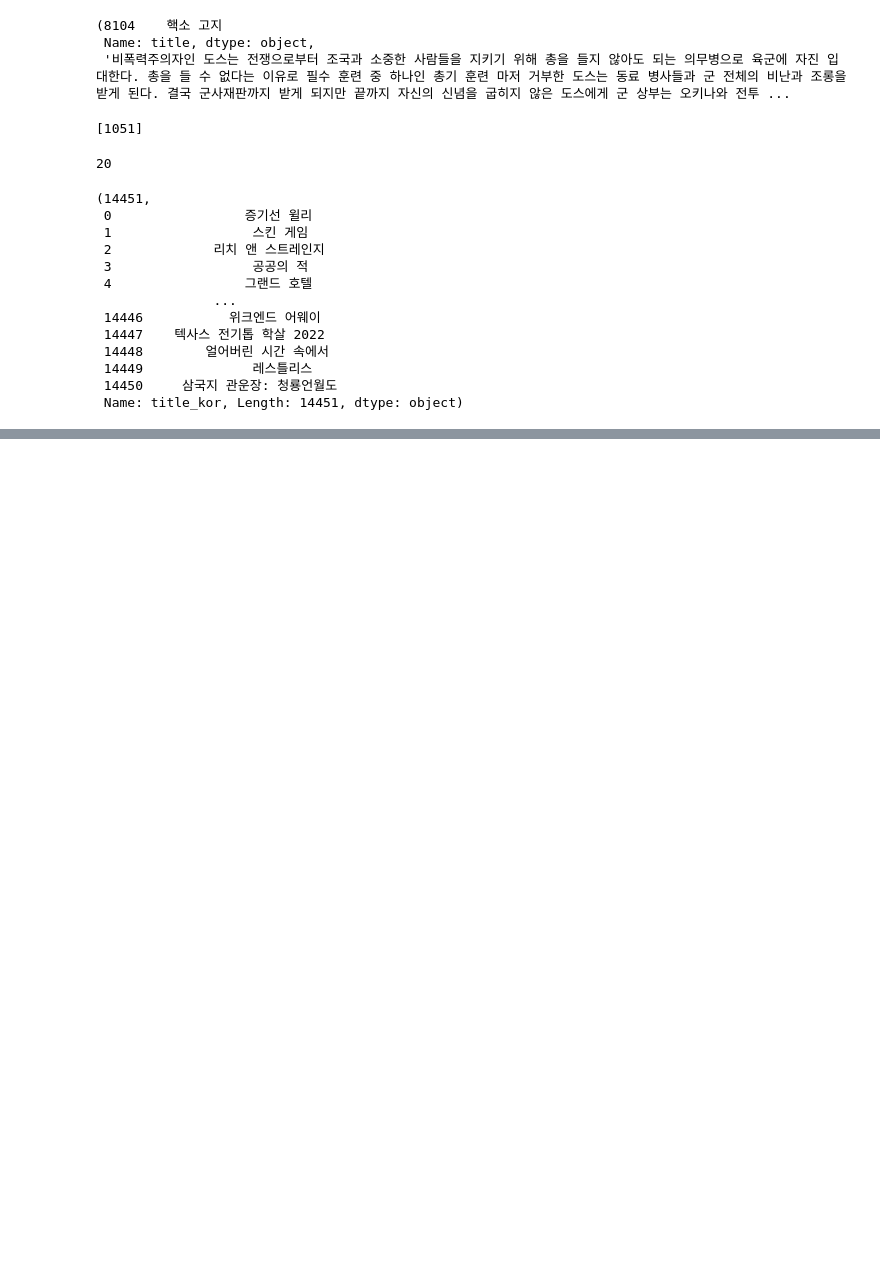
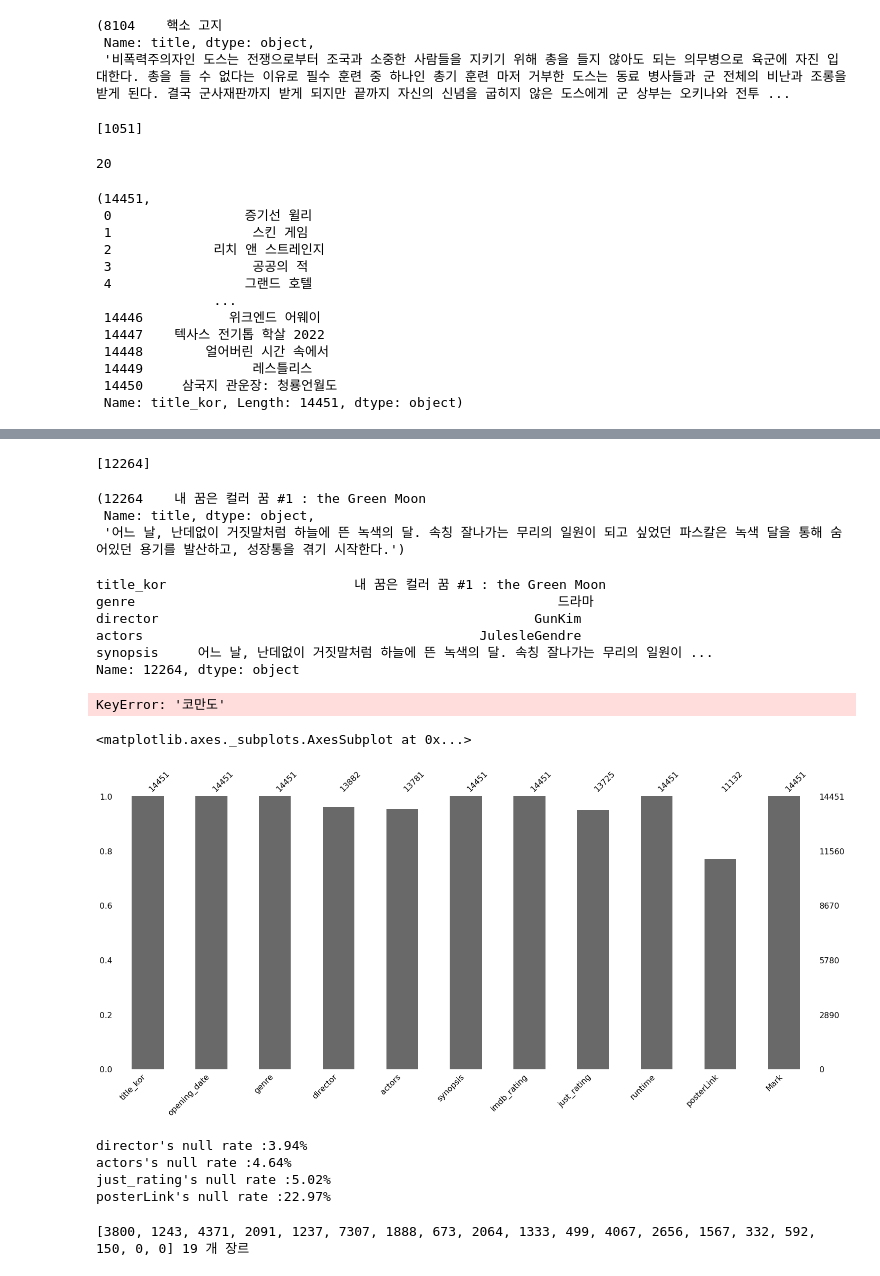
Before and after one commit to 0jipy/project_JI, a Jupyter notebook: 0.Model/02.M1_total.ipynb, the cells around one changed output, grey strips where cells are left out. Cells and saved outputs as stored; diff of their text form; code cells hidden in the pictures; blank space fills up the shorter version.

```diff
--- a/0.Model/02.M1_total.ipynb
+++ b/0.Model/02.M1_total.ipynb
@@ -693,0 +721,23 @@ mmm
+# %%
+get_index('내 꿈은 컬러 꿈 #1 : the Green Moon')
+# %% [output]
+[12264]
+# %%
+get_title(12264)
+# %% [output]
+(12264    내 꿈은 컬러 꿈 #1 : the Green Moon
+ Name: title, dtype: object,
+ '어느 날, 난데없이 거짓말처럼 하늘에 뜬 녹색의 달. 속칭 잘나가는 무리의 일원이 되고 싶었던 파스칼은 녹색 달을 통해 숨어있던 용기를 발산하고, 성장통을 겪기 시작한다.')
+# %%
+df_input.iloc[''][:]
+# %% [output]
+title_kor                        내 꿈은 컬러 꿈 #1 : the Green Moon
+genre                                                      드라마
+director                                                GunKim
+actors                                           JulesleGendre
+synopsis     어느 날, 난데없이 거짓말처럼 하늘에 뜬 녹색의 달. 속칭 잘나가는 무리의 일원이 ...
+Name: 12264, dtype: object
+# %%
+get_title('코만도')
+# %% [output]
+KeyError: '코만도'
@@ -693,0 +747,17 @@ mmm
+# %%
+mnso.bar(df)
+# %% [output]
+<matplotlib.axes._subplots.AxesSubplot at 0x...>
+[figure, added]
+# %%
+for i in df.columns:
+    null_rate = df[i].isna().sum() / len(df) * 100
+    if null_rate > 0 :
+        print("{}'s null rate :{}%".format(i,round(null_rate,2)))
+
+# 출처: https://stricky.tistory.com/451 [The DataBase that i am good at]
+# %% [output]
+director's null rate :3.94%
+actors's null rate :4.64%
+just_rating's null rate :5.02%
+posterLink's null rate :22.97%
@@ -693,0 +771,12 @@ mmm
+# %%
+# 장르별 영화 분포를 보고자 시리즈 셋팅.
+g = []
+for i in idx:
+    gen = len(df[df['genre'].str.contains(idx[i], na=False)])
+    g.append(gen)
+    # print(gene)
+# g1 = len(df[df['장르'].str.contains('액션')])
+# idx["1"]
+print(g, len(g),'개 장르')
+# %% [output]
+[3800, 1243, 4371, 2091, 1237, 7307, 1888, 673, 2064, 1333, 499, 4067, 2656, 1567, 332, 592, 150, 0, 0] 19 개 장르
```
Also changed, not shown: parts of 24 cells of this notebook.
